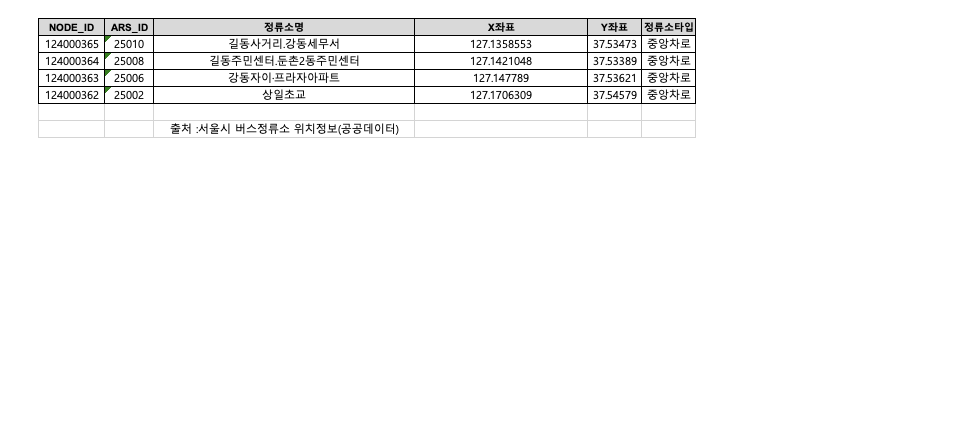
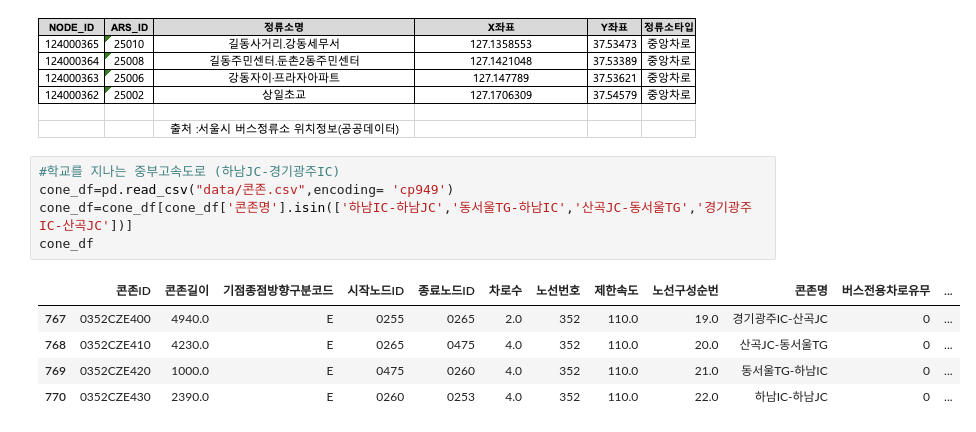
Before and after one commit to ParkJiYeoung8297/HUFS.BigData.Team, a Jupyter notebook: src/천호.잠실 셔틀의 경로.ipynb, the cells around one changed output. Drawn from its saved outputs; the diff is of its cells as text; blank space fills up the shorter version.

```diff
--- a/src/천호.잠실 셔틀의 경로.ipynb
+++ b/src/천호.잠실 셔틀의 경로.ipynb
@@ -21,2 +26,13 @@ df
 # %% [markdown]
 ![image.png](attachment:image.png)
+# %%
+#학교를 지나는 중부고속도로 (하남JC-경기광주IC)
+cone_df=pd.read_csv("data/콘존.csv",encoding= 'cp949')
+cone_df=cone_df[cone_df['콘존명'].isin(['하남IC-하남JC','동서울TG-하남IC','산곡JC-동서울TG','경기광주IC-산곡JC'])]
+cone_df
+# %% [output]
+|  | 콘존ID | 콘존길이 | 기점종점방향구분코드 | 시작노드ID | 종료노드ID | 차로수 | 노선번호 | 제한속도 | 노선구성순번 | 콘존명 | 버스전용차로유무 | ... |
+| 767 | 0352CZE400 | 4940.0 | E | 0255 | 0265 | 2.0 | 352 | 110.0 | 19.0 | 경기광주IC-산곡JC | 0 | ... |
+| 768 | 0352CZE410 | 4230.0 | E | 0265 | 0475 | 4.0 | 352 | 110.0 | 20.0 | 산곡JC-동서울TG | 0 | ... |
+| 769 | 0352CZE420 | 1000.0 | E | 0475 | 0260 | 4.0 | 352 | 110.0 | 21.0 | 동서울TG-하남IC | 0 | ... |
+| 770 | 0352CZE430 | 2390.0 | E | 0260 | 0253 | 4.0 | 352 | 110.0 | 22.0 | 하남IC-하남JC | 0 | ... |
```
Also changed, not shown: parts of 4 cells of this notebook, 6 other files.
